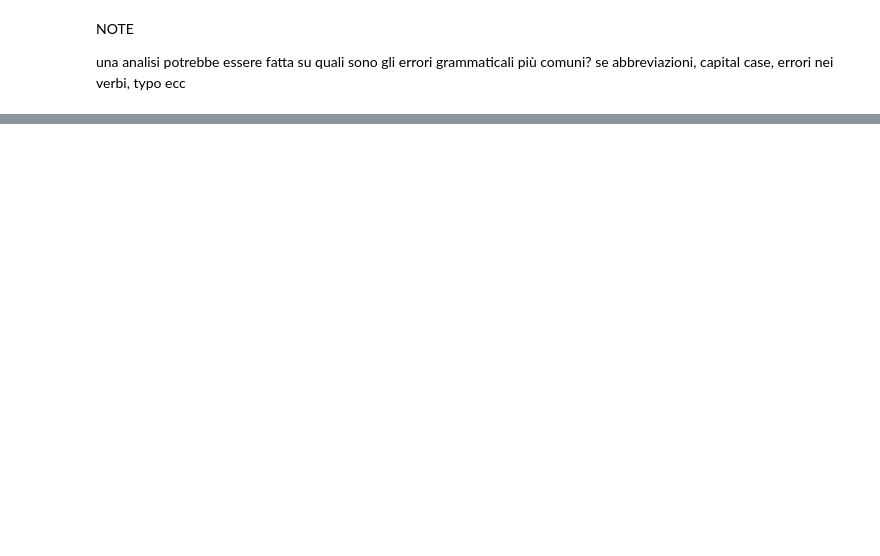
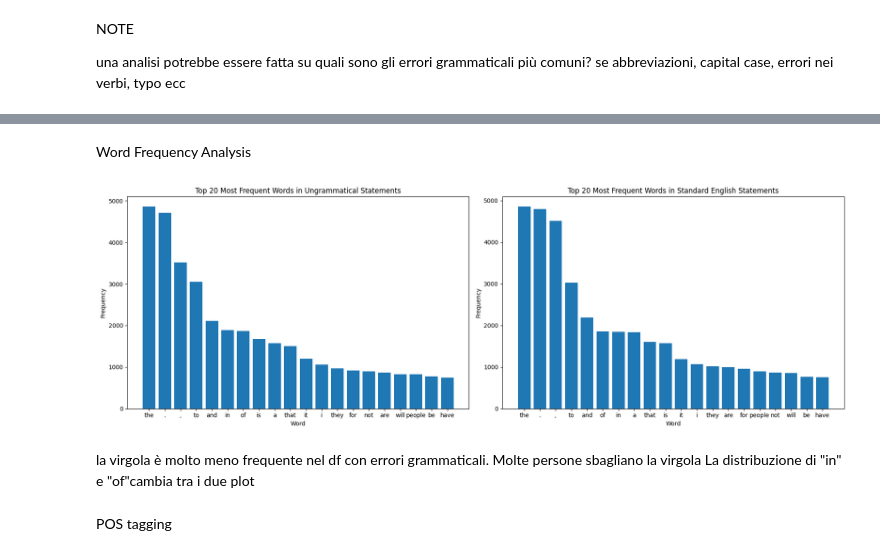
Before and after one commit to Sopralapanca/jet-brains-internship-challenge, a Jupyter notebook: [JBI]ImprovingWritingAssistance.ipynb, the cells around one changed output, grey strips where cells are left out. Cells and saved outputs as stored; diff of their text form; code cells hidden in the pictures; blank space fills up the shorter version.

```diff
--- a/[JBI]ImprovingWritingAssistance.ipynb
+++ b/[JBI]ImprovingWritingAssistance.ipynb
@@ -40,0 +184,49 @@ una analisi potrebbe essere fatta su quali sono gli errori grammaticali più com
+# %% [markdown]
+Word Frequency Analysis
+# %%
+from collections import Counter
+from nltk.tokenize import word_tokenize
+
+
+def word_frequency(sentences: pd.Series, corrections: pd.Series):
+
+    # Method to compute word frequency of a series of strings
+    def compute_word_frequency(texts):
+      words = []
+      for text in texts:
+        words.extend(word_tokenize(text.lower()))
+      return Counter(words)
+
+    # Compute word frequency for ungrammatical and grammatical sentences
+    ungrammatical_word_freq = compute_word_frequency(sentences)
+    grammatical_word_freq = compute_word_frequency(corrections)
+
+    # plot the top 20 most frequent words side by side
+    ungrammatical_word_freq_df = pd.DataFrame(ungrammatical_word_freq.most_common(20), columns=['Word', 'Frequency'])
+    grammatical_word_freq_df = pd.DataFrame(grammatical_word_freq.most_common(20), columns=['Word', 'Frequency'])
+
+
+    plt.figure(figsize=(18, 6))
+    plt.subplot(1, 2, 1)
+    plt.bar(ungrammatical_word_freq_df['Word'], ungrammatical_word_freq_df['Frequency'])
+    plt.title('Top 20 Most Frequent Words in Ungrammatical Statements')
+    plt.xlabel('Word')
+    plt.ylabel('Frequency')
+
+    plt.subplot(1, 2, 2)
+    plt.bar(grammatical_word_freq_df['Word'], grammatical_word_freq_df['Frequency'])
+    plt.title('Top 20 Most Frequent Words in Standard English Statements')
+    plt.xlabel('Word')
+    plt.ylabel('Frequency')
+
+    plt.tight_layout()
+    plt.show()
+
+word_frequency(df["sentence"], df["corrections"])
+# %% [output]
+[figure, added]
+# %% [markdown]
+la virgola è molto meno frequente nel df con errori grammaticali. Molte persone sbagliano la virgola
+La distribuzione di "in" e "of"cambia tra i due plot
+# %% [markdown]
+POS tagging
```
Also changed, not shown: parts of 25 cells of this notebook.
